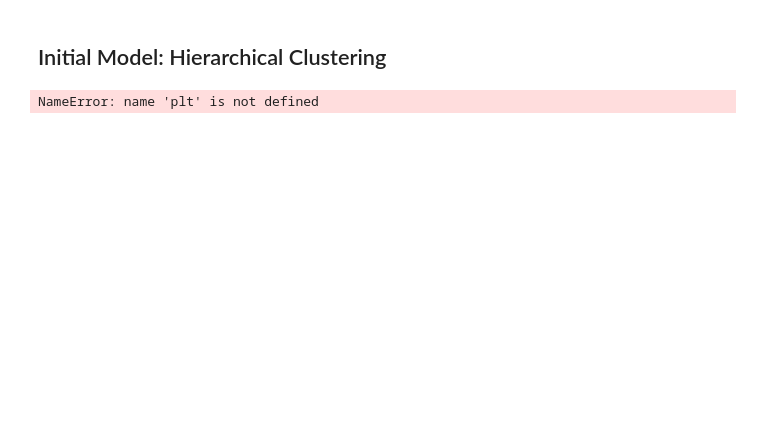
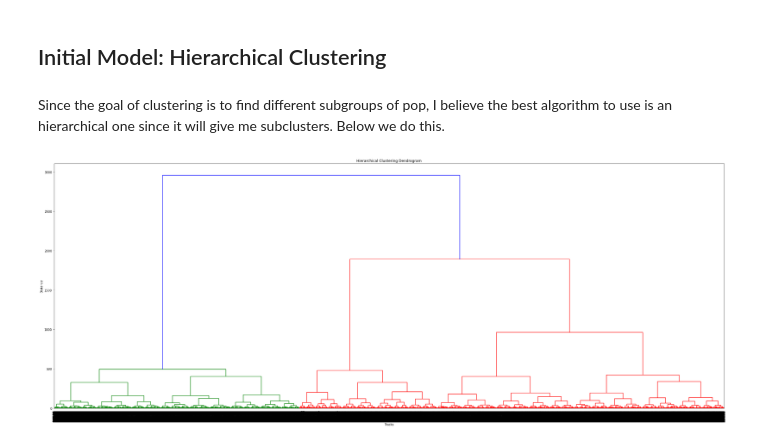
Before and after one commit to itcalderon/pop_genres_analysis, a Jupyter notebook: Initial_Models.ipynb, the cells around one changed output. Cells and saved outputs as stored; diff of their text form; code cells hidden in the pictures; blank space fills up the shorter version.

Commit message:
completed running initial models

```diff
--- a/Initial_Models.ipynb
+++ b/Initial_Models.ipynb
@@ -206,0 +215,15 @@ model_df
+# %%
+# just use tracks that can potentially be pop songs
+pop_df = df[df.is_pop == True]
+# %%
+# separate numerical vs categorical features
+num_df2 = pop_df.set_index('track_id')[num_features]
+cat_df2 = pop_df.set_index('track_id')[cat_features]
+# scale the numerical data to be between 0 and 1 since most of the features are already in that range
+scaler = MinMaxScaler()
+# fit and transform the data
+scaled_data = scaler.fit_transform(num_df2)
+# create new data frame for the scaled data
+scaled_df = pd.DataFrame(scaled_data, index=num_df2.index, columns=num_df2.columns)
+# merge scaled features with the categorical features
+model_df_pop = scaled_df.merge(cat_df2, left_index=True, right_index=True)
@@ -207,20 +247,23 @@ model_df
 # %% [markdown]
 ## Initial Model: Hierarchical Clustering ##
+# %% [markdown]
+Since the goal of clustering is to find different subgroups of pop, I believe the best algorithm to use is an hierarchical one since it will give me subclusters. Below we do this.
 # %%
-# construct dendogram in scipy
-Z = linkage(model_df, method = 'ward')
+# construct dendogram in scipy, link with 'ward' linkage
+Z = linkage(model_df_pop, method = 'ward')
 # %%
-plt.figure(figsize=(35, 10))
+plt.figure(figsize=(40, 15))
 plt.title('Hierarchical Clustering Dendrogram')
 plt.xlabel('Tracks')
 plt.ylabel('Distance')
 plt.xticks([])
 dendrogram(
     Z,
     leaf_rotation=90.,  # rotates the x axis labels
     show_leaf_counts=False,  # otherwise numbers in brackets are counts
     leaf_font_size=12.,
     show_contracted=True,# font size for the x axis labels
 )
+plt.show()
 # %% [output]
-NameError: name 'plt' is not defined
+[figure, added]
```
Also changed, not shown: parts of 49 cells of this notebook.
